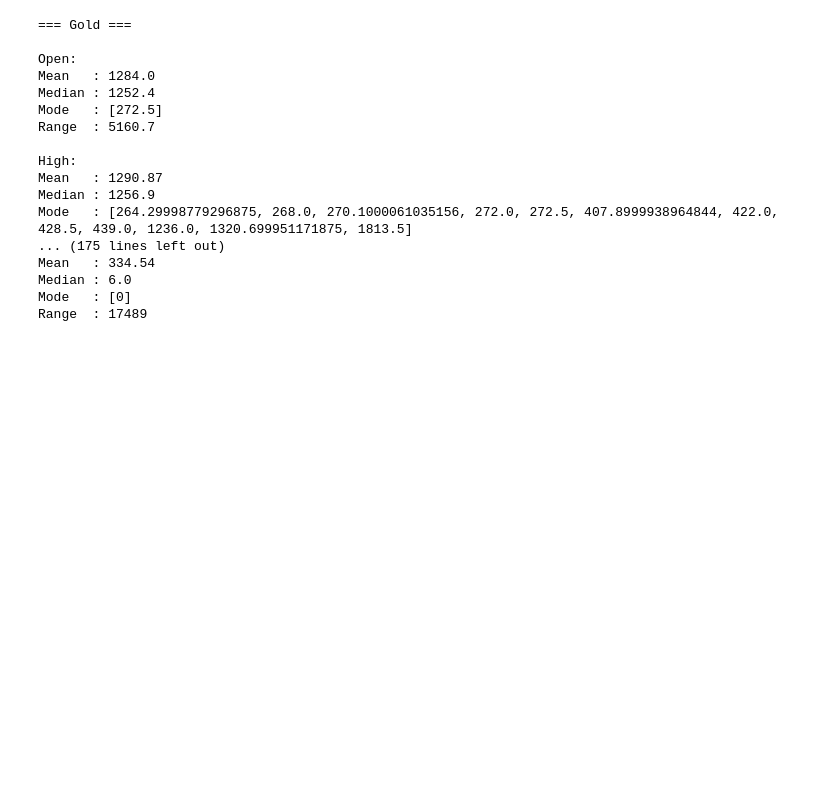
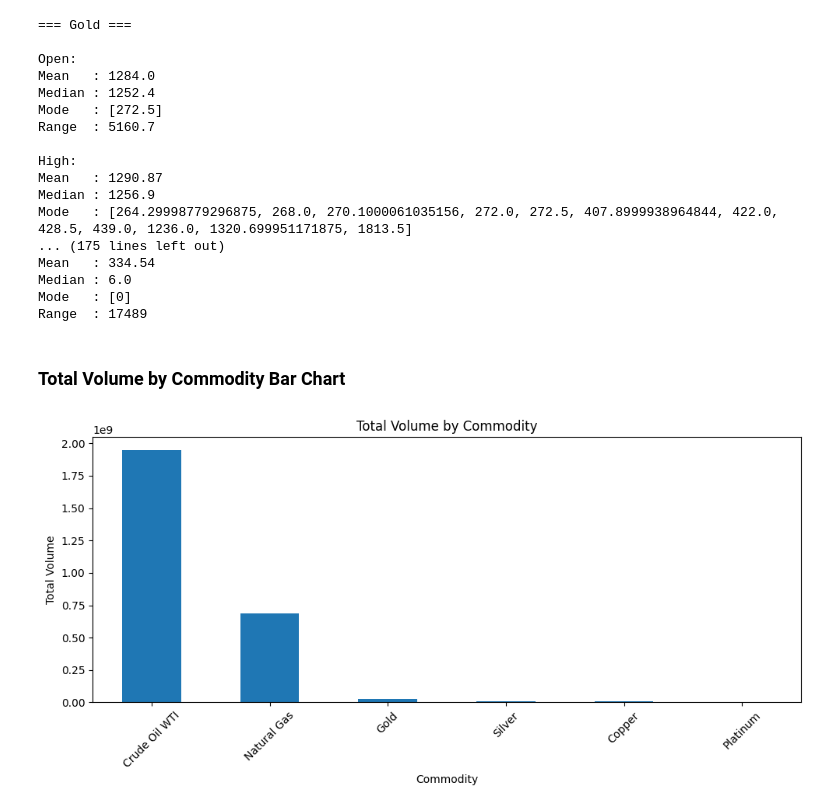
Before and after one commit to imalamin455/Hello-Mars, a Jupyter notebook: Global_Commodity_Prices_2000_2026.ipynb, the cells around one changed output. Drawn from its saved outputs; the diff is of its cells as text; code cells hidden in the pictures; blank space fills up the shorter version.

Commit message:
This project presents an analysis of global commodity prices from 2000 to 2026.

```diff
--- a/Global_Commodity_Prices_2000_2026.ipynb
+++ b/Global_Commodity_Prices_2000_2026.ipynb
@@ -210,3 +210,24 @@ Mean   : 334.54
 Median : 6.0
 Mode   : [0]
 Range  : 17489
+# %% [markdown]
+### Total Volume by Commodity Bar Chart
+# %%
+import matplotlib.pyplot as plt
+
+# Group and sum volume
+volume_data = df.groupby('Commodity')['Volume'].sum().sort_values(ascending=False)
+
+# Plot
+plt.figure(figsize=(10, 5))
+volume_data.plot(kind='bar')
+
+plt.title("Total Volume by Commodity")
+plt.xlabel("Commodity")
+plt.ylabel("Total Volume")
+
+plt.xticks(rotation=45)
+plt.tight_layout()
+plt.show()
+# %% [output]
+[figure, added]
```
Also changed, not shown: parts of 8 cells of this notebook.
